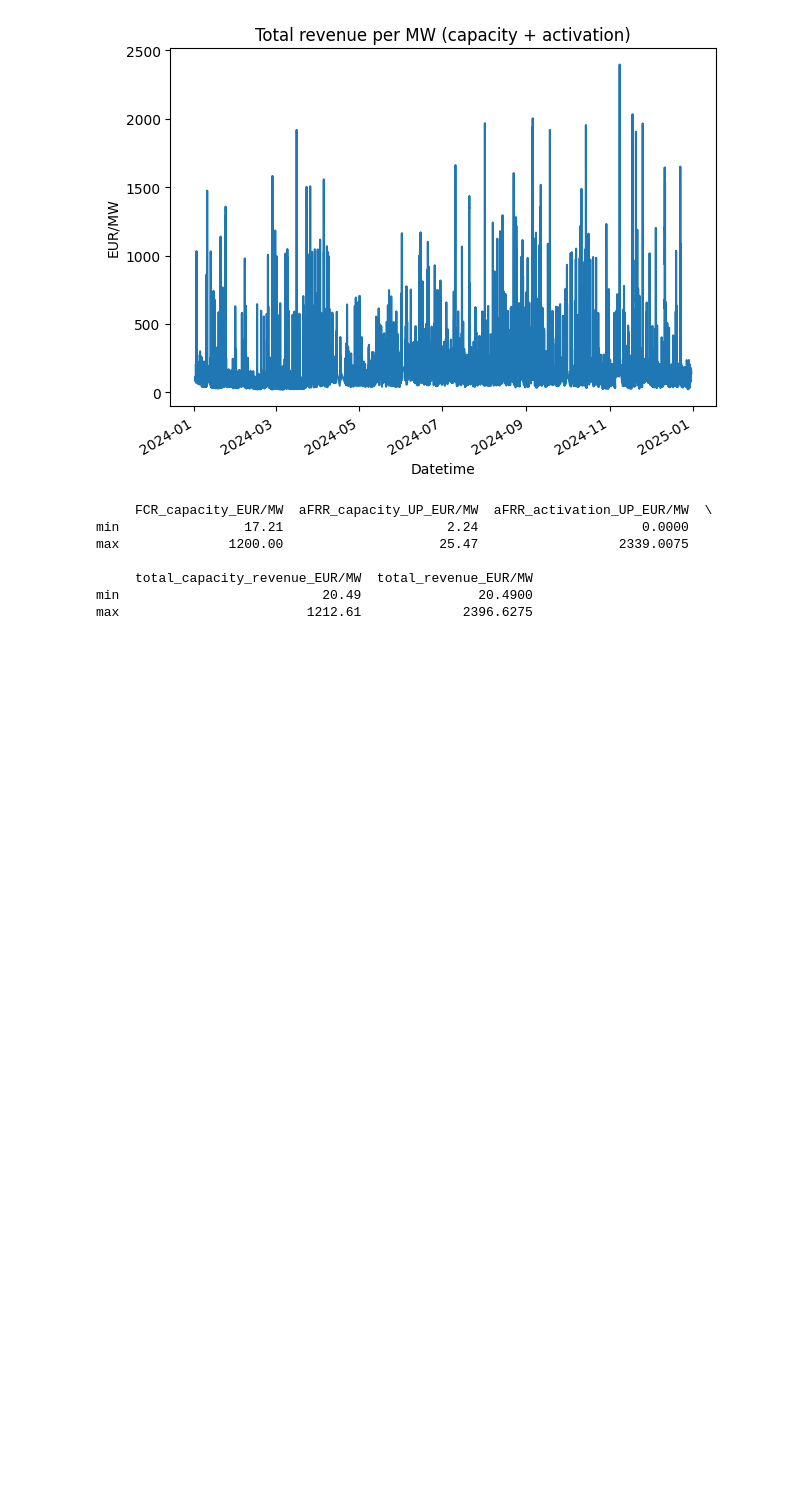
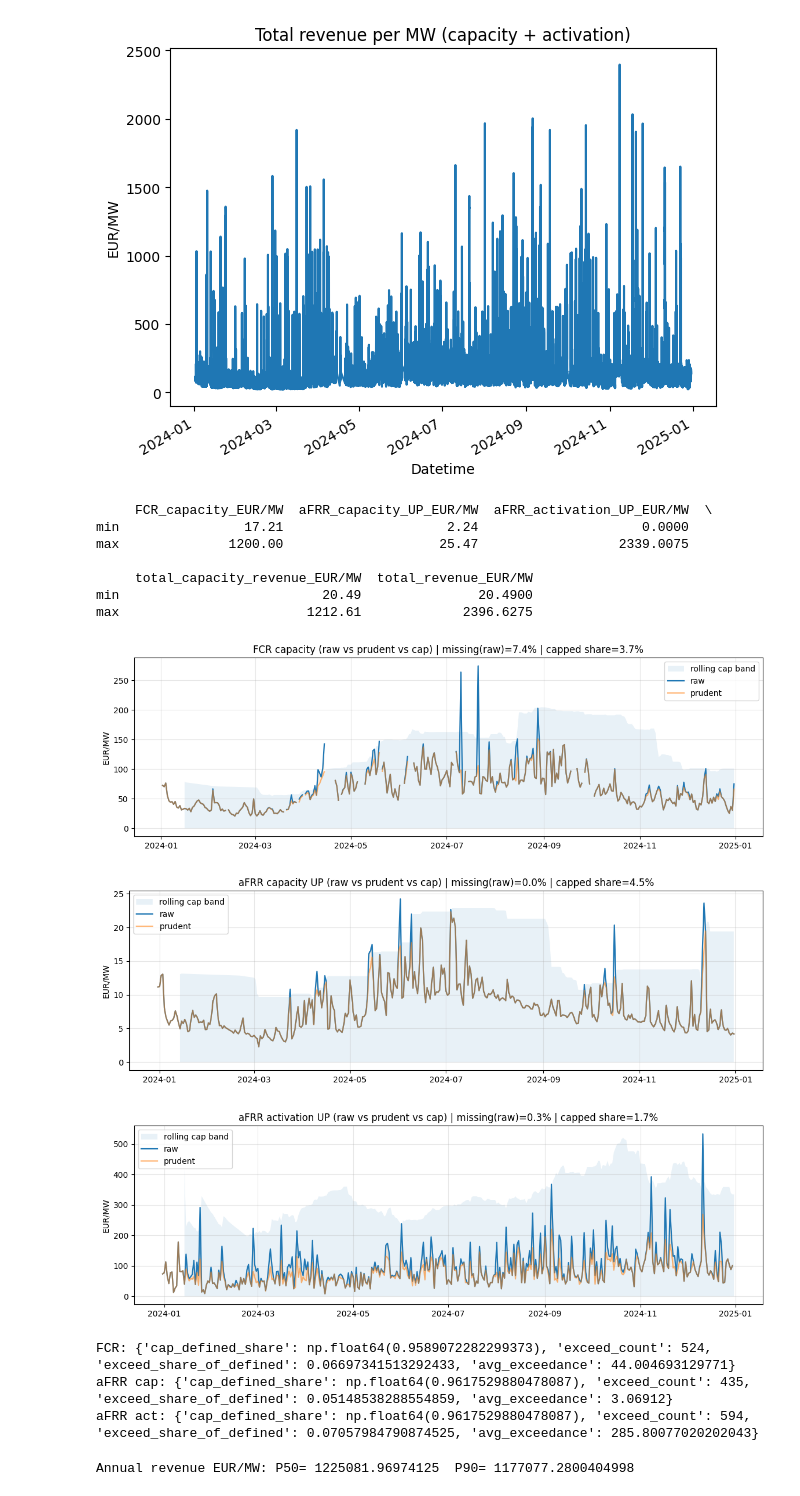
Before and after one commit to keenanveronica/balacing_capacity_price, a Jupyter notebook: best_case_balancingUP_revenue.ipynb, the cells around one changed output. Cells and saved outputs as stored; diff of their text form; code cells hidden in the pictures; blank space fills up the shorter version.

```diff
--- a/best_case_balancingUP_revenue.ipynb
+++ b/best_case_balancingUP_revenue.ipynb
@@ -182,0 +218,62 @@ max                        1212.61             2396.6275
+# %%
+# 3 separate plots for FCR, afrr cap, afrr activation
+plot_prudence_component(
+    best_case_revenue,
+    raw_col="FCR_capacity_EUR/MW",
+    prudent_col="FCR_capacity_prudent",
+    cap_col="cap_fcr",
+    title="FCR capacity (raw vs prudent vs cap)",
+    resample="D"
+)
+
+plot_prudence_component(
+    best_case_revenue,
+    raw_col="aFRR_capacity_UP_EUR/MW",
+    prudent_col="aFRR_capacity_UP_prudent",
+    cap_col="cap_afrr_cap_up",
+    title="aFRR capacity UP (raw vs prudent vs cap)",
+    resample="D"
+)
+
+plot_prudence_component(
+    best_case_revenue,
+    raw_col="aFRR_activation_UP_EUR/MW",
+    prudent_col="aFRR_activation_UP_prudent",
+    cap_col="cap_afrr_act_up",
+    title="aFRR activation UP (raw vs prudent vs cap)",
+    resample="D"
+)
+# %% [output]
+[figure, added]
+[figure, added]
+[figure, added]
+# %%
+def capping_stats(raw, cap):
+    m = raw.notna() & cap.notna()
+    exceed = m & (raw > cap)
+    return {
+        "cap_defined_share": cap.notna().mean(),
+        "exceed_count": int(exceed.sum()),
+        "exceed_share_of_defined": float(exceed.sum() / max(m.sum(), 1)),
+        "avg_exceedance": float((raw[exceed] - cap[exceed]).mean()) if exceed.any() else 0.0
+    }
+
+print("FCR:", capping_stats(best_case_revenue["FCR_capacity_EUR/MW"], cap_fcr))
+print("aFRR cap:", capping_stats(best_case_revenue["aFRR_capacity_UP_EUR/MW"], cap_afrr_cap))
+print("aFRR act:", capping_stats(best_case_revenue["aFRR_activation_UP_EUR/MW"], cap_afrr_act))
+# %% [output]
+FCR: {'cap_defined_share': np.float64(0.9589072282299373), 'exceed_count': 524, 'exceed_share_of_defined': 0.06697341513292433, 'avg_exceedance': 44.004693129771}
+aFRR cap: {'cap_defined_share': np.float64(0.9617529880478087), 'exceed_count': 435, 'exceed_share_of_defined': 0.05148538288554859, 'avg_exceedance': 3.06912}
+aFRR act: {'cap_defined_share': np.float64(0.9617529880478087), 'exceed_count': 594, 'exceed_share_of_defined': 0.07057984790874525, 'avg_exceedance': 285.80077020202043}
+# %%
+# Example: simulate annual totals from prudent revenue per MW
+s = best_case_revenue["total_revenue_prudent"].dropna()
+
+sims = revenue_scenarios_stationary_bootstrap(s, n_sims=2000, exp_block_len=48)
+annual_totals = sims.sum(axis=1)  # EUR/MW-year
+
+p50 = np.quantile(annual_totals, 0.50)
+p90 = np.quantile(annual_totals, 0.10)  # 90% exceedance => 10th percentile
+print("Annual revenue EUR/MW: P50=", p50, " P90=", p90)
+# %% [output]
+Annual revenue EUR/MW: P50= 1225081.96974125  P90= 1177077.2800404998
```
Also changed, not shown: parts of 4 cells of this notebook, 2 other files.
